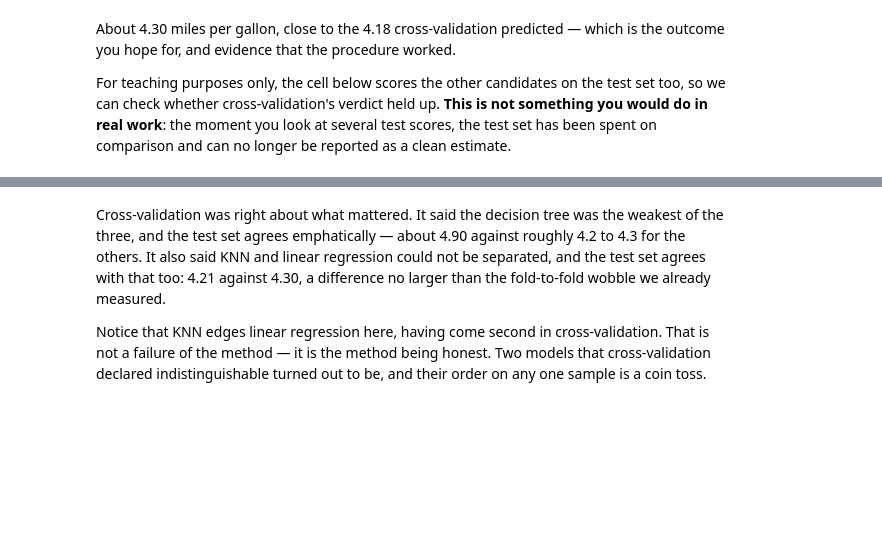
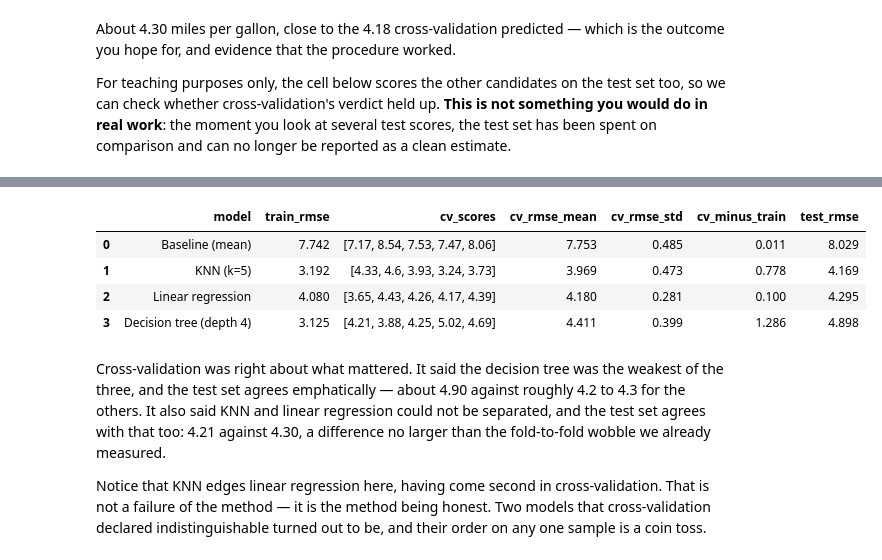
Before and after one commit to YirlenML/Artifical_intelligence, a Jupyter notebook: 7-supervised_models_evaluation.ipynb, the cells around one changed output, grey strips where cells are left out. Drawn from its saved outputs; the diff is of its cells as text; code cells hidden in the pictures; blank space fills up the shorter version.

```diff
--- a/7-supervised_models_evaluation.ipynb
+++ b/7-supervised_models_evaluation.ipynb
@@ -295,7 +335,7 @@ The cell below runs `cross_val_score` for each candidate, flips the sign of the
 records the mean and standard deviation of the five folds alongside the training error we already
 have.
 # %%
-cv_means, cv_stds = [], []
+cv_means, cv_stds, cv_scores = [], [], []
 for name, model in models.items():
     fold_scores = -cross_val_score(
         model,
@@ -304,9 +344,11 @@ for name, model in models.items():
         cv=5,
         scoring="neg_root_mean_squared_error",
     )
+    cv_scores.append([round(score, 2) for score in fold_scores])
     cv_means.append(fold_scores.mean())
     cv_stds.append(fold_scores.std())
 
+results["cv_scores"] = cv_scores
 results["cv_rmse_mean"] = cv_means
 results["cv_rmse_std"] = cv_stds
 results.round(3)
@@ -497,3 +569,6 @@ For teaching purposes only, the cell below scores the other candidates on the te
 can check whether cross-validation's verdict held up. **This is not something you would do in real
 work**: the moment you look at several test scores, the test set has been spent on comparison and
 can no longer be reported as a clean estimate.
+# %%
+results["cv_minus_train"] = results["cv_rmse_mean"] - results["train_rmse"]
+results.round(3)
@@ -500,7 +581,17 @@ can no longer be reported as a clean estimate.
 # %%
+test_results = []
 for name, model in models.items():
     test_rmse = root_mean_squared_error(y_test, model.predict(X_test_preproc))
-    print(f"{name:<26} test RMSE {test_rmse:.3f}")
+    test_results.append(round(test_rmse, 3))
+
+results["test_rmse"] = test_results
+results.round(3)
+# %% [output]
+|  | model | train_rmse | cv_scores | cv_rmse_mean | cv_rmse_std | cv_minus_train | test_rmse |
+| 0 | Baseline (mean) | 7.742 | [7.17, 8.54, 7.53, 7.47, 8.06] | 7.753 | 0.485 | 0.011 | 8.029 |
+| 1 | KNN (k=5) | 3.192 | [4.33, 4.6, 3.93, 3.24, 3.73] | 3.969 | 0.473 | 0.778 | 4.169 |
+| 2 | Linear regression | 4.080 | [3.65, 4.43, 4.26, 4.17, 4.39] | 4.180 | 0.281 | 0.100 | 4.295 |
+| 3 | Decision tree (depth 4) | 3.125 | [4.21, 3.88, 4.25, 5.02, 4.69] | 4.411 | 0.399 | 1.286 | 4.898 |
 # %% [markdown]
 Cross-validation was right about what mattered. It said the decision tree was the weakest of the
 three, and the test set agrees emphatically — about 4.90 against roughly 4.2 to 4.3 for the others.
```
Also changed, not shown: parts of 13 cells of this notebook.
